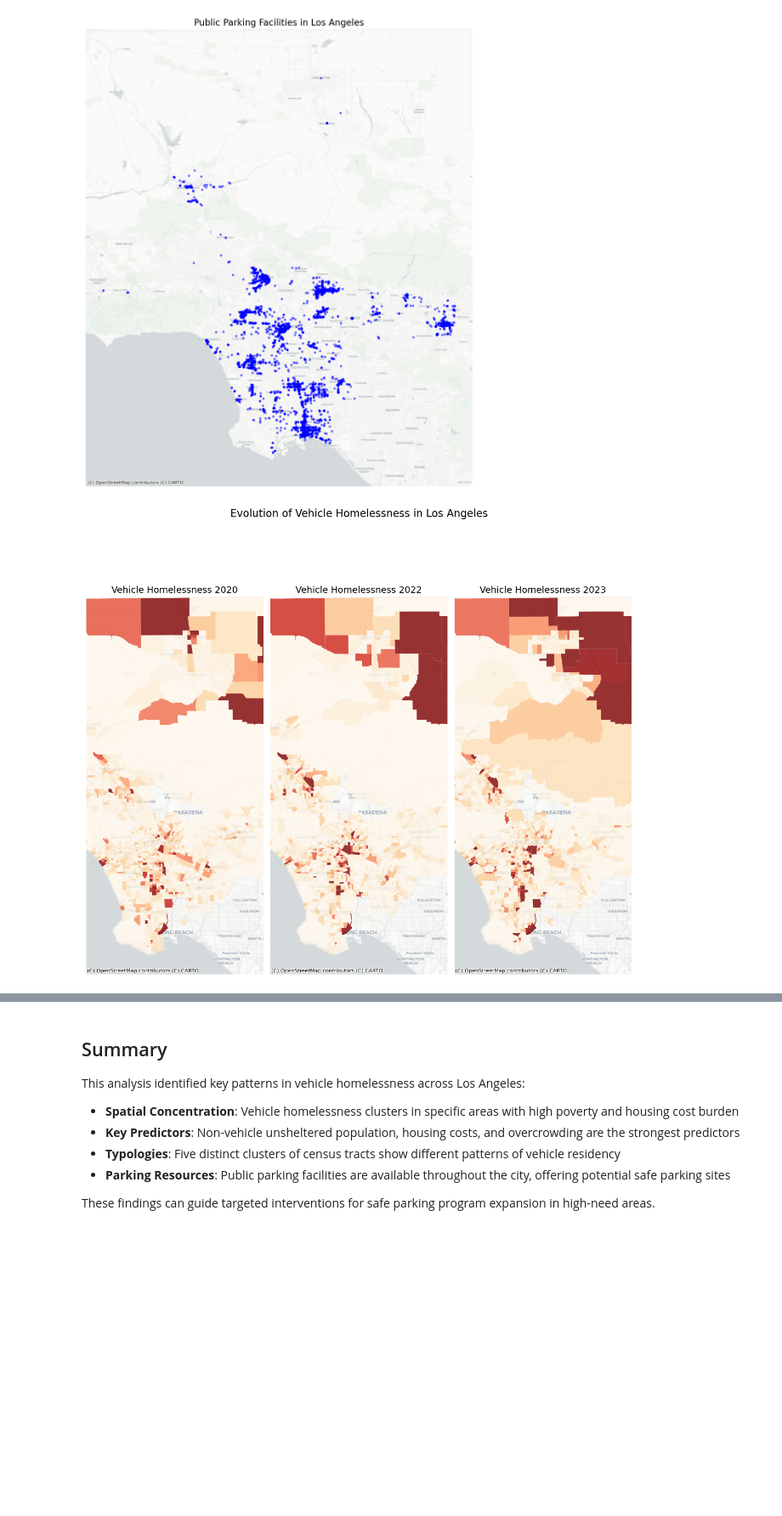
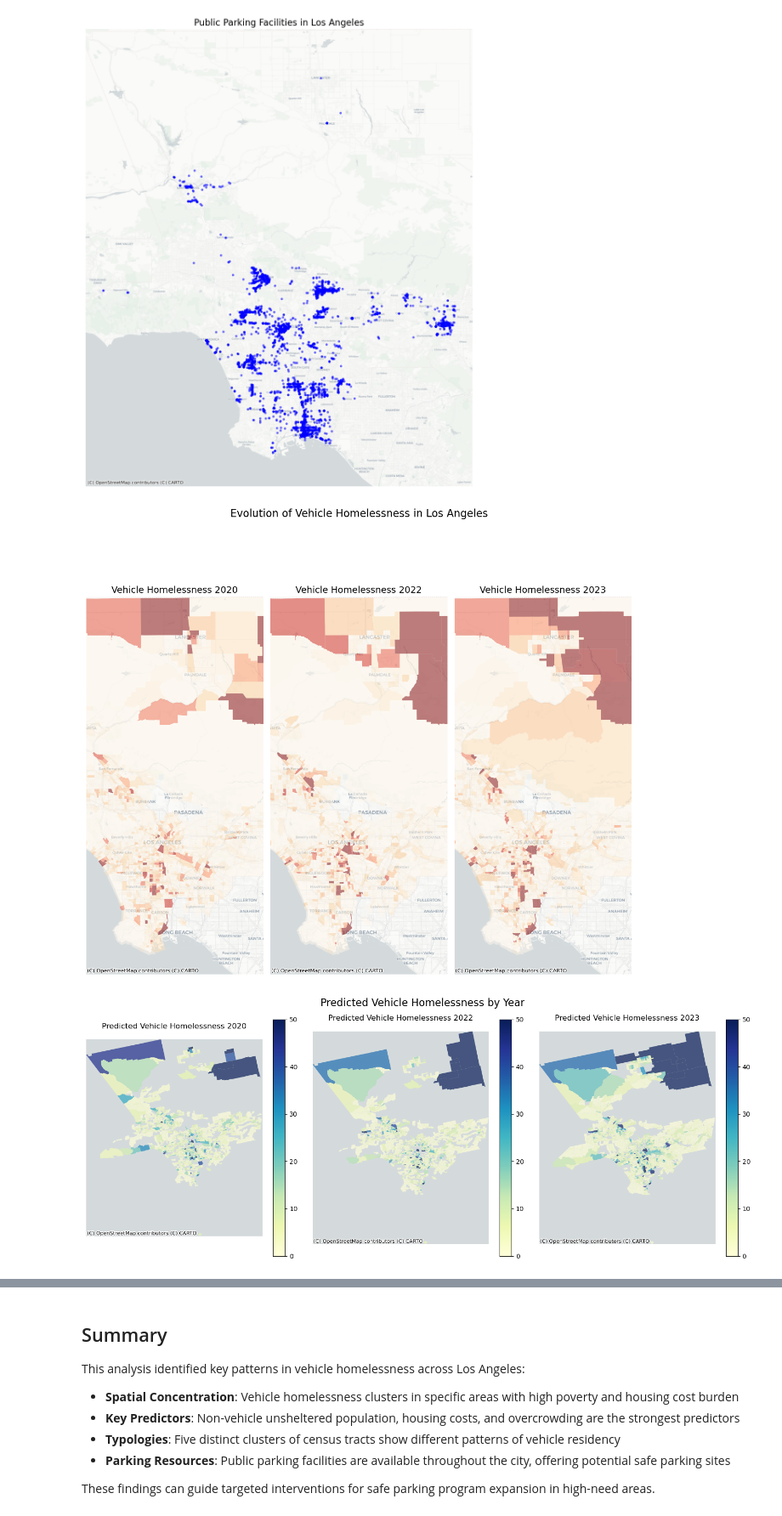
Before and after one commit to tomo-ujikawa/UP213_group, a Jupyter notebook: codebook_interim_v3.0.ipynb, the cells around one changed output, grey strips where cells are left out. Shown at 85% size. Cells and saved outputs as stored; diff of their text form; code cells hidden in the pictures; blank space fills up the shorter version.

```diff
--- a/codebook_interim_v3.0.ipynb
+++ b/codebook_interim_v3.0.ipynb
@@ -633,7 +706,7 @@ for idx, (hc_data, tract_data, year) in enumerate(years_data):
         cmap='OrRd',
         legend=False,
         ax=ax,
-        alpha=0.8,
+        alpha=0.5,
         vmin=0,
         vmax=50
     )
@@ -651,4 +724,55 @@ plt.suptitle('Evolution of Vehicle Homelessness in Los Angeles', fontsize=16)
 plt.tight_layout()
 plt.show()
 # %% [output]
-[figure, old version]
+[figure, new version]
+# %%
+# Include year, geometry, GEOID at the start
+df_model = joined_all_fixed[feature_cols + [target_col, 'year', 'GEOID', 'geometry']].dropna()
+df_model = df_model.reset_index(drop=True)
+df_model = df_model.loc[:, ~df_model.columns.duplicated()]
+
+X_full = df_model[feature_cols]
+y_full = df_model[target_col]
+
+rf = RandomForestRegressor(n_estimators=50, random_state=42)
+rf.fit(X_full, y_full)
+df_model['y_pred'] = rf.predict(X_full)
+
+df_model = gpd.GeoDataFrame(df_model, geometry='geometry', crs=joined_all.crs).to_crs(epsg=3857)
+
+# Mapping
+years = [2020, 2022, 2023]
+fig, axes = plt.subplots(1, 3, figsize=(15, 6))
+
+for idx, year in enumerate(years):
+    ax = axes[idx]
+    gdf_year = df_model[df_model['year'] == year]
+
+    if gdf_year.empty:
+        ax.set_title(f'No data for {year}', fontsize=12)
+        ax.axis('off')
+        continue
+
+    gdf_year.plot(
+        column='y_pred',
+        cmap='YlGnBu',
+        legend=True,
+        ax=ax,
+        alpha=0.7,
+        vmin=0,
+        vmax=50
+    )
+
+    ctx.add_basemap(ax, source=ctx.providers.CartoDB.Positron, zoom=10)
+    minx, miny, maxx, maxy = gdf_year.total_bounds
+    ax.set_xlim(minx, maxx)
+    ax.set_ylim(miny, maxy)
+
+    ax.set_title(f'Predicted Vehicle Homelessness {year}', fontsize=12)
+    ax.axis('off')
+
+plt.suptitle('Predicted Vehicle Homelessness by Year', fontsize=16)
+plt.tight_layout()
+plt.show()
+# %% [output]
+[figure, added]
```
Also changed, not shown: parts of 8 cells of this notebook, 5 other files.
